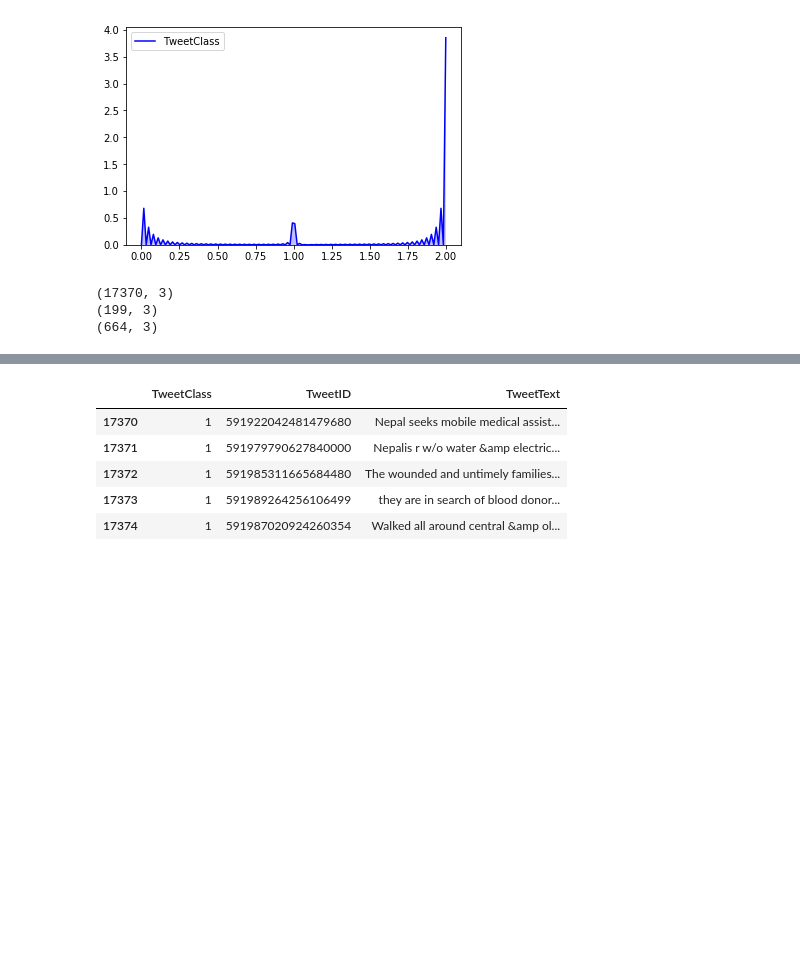
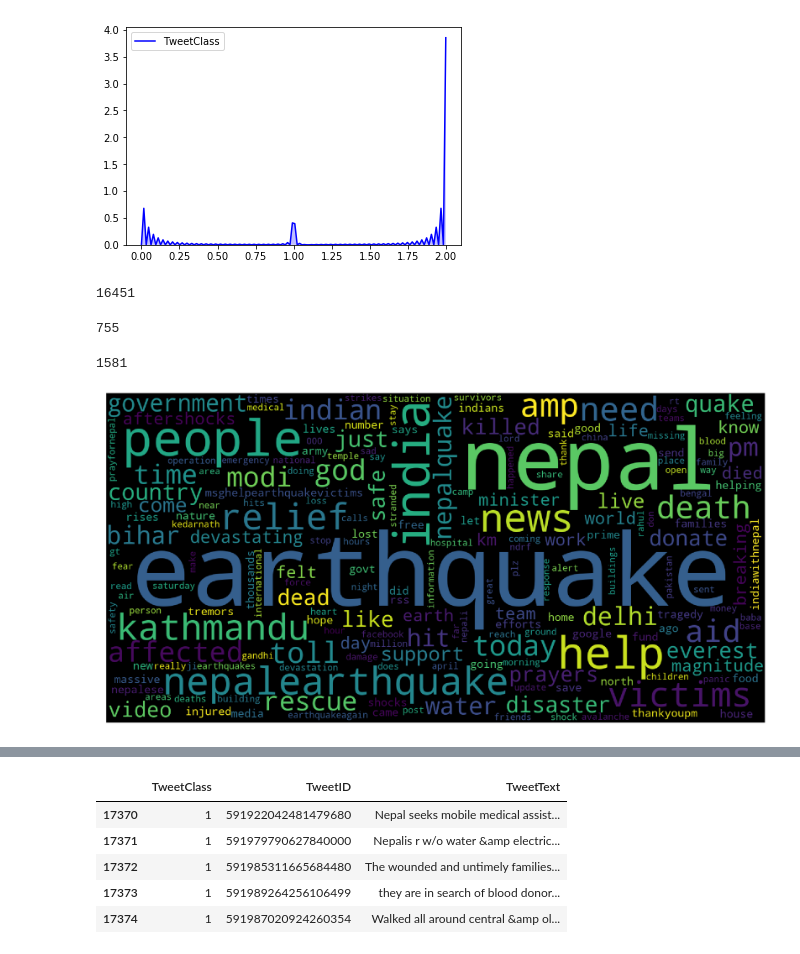
Before and after one commit to kavyakapoor0810/Twitter-Classification-Of-Nepal-Earthquacks, a Jupyter notebook: nepal.ipynb, the cells around one changed output, grey strips where cells are left out. Drawn from its saved outputs; the diff is of its cells as text; code cells hidden in the pictures; blank space fills up the shorter version.

```diff
--- a/nepal.ipynb
+++ b/nepal.ipynb
@@ -150,14 +122,34 @@ sns.kdeplot(data = data.TweetClass , color = 'blue' , shade = True , kernel = 'g
 # %% [output]
 <matplotlib.axes._subplots.AxesSubplot at 0x...>
 [figure]
-# %%
-irrelevant_data=data[data['TweetClass']==0]
-need_data=data[data['TweetClass']==1]
-available_data=data[data['TweetClass']==2]
-print(irrelevant_data.shape)
-print(need_data.shape)
-print(available_data.shape)
-# %% [output]
-(17370, 3)
-(199, 3)
-(664, 3)
+# %%
+from sklearn.feature_extraction.text import CountVectorizer
+
+#Transform irrelavant tweets from text to DTM
+irrelevant_vect=CountVectorizer(stop_words='english')
+need_vect=CountVectorizer(stop_words='english')
+available_vect=CountVectorizer(stop_words='english')
+irrelevant_dtm=irrelevant_vect.fit_transform(irrelevant_data['TweetText'].values.astype('U'))
+need_dtm=need_vect.fit_transform(need_data['TweetText'].values.astype('U'))
+available_dtm=available_vect.fit_transform(available_data['TweetText'].values.astype('U'))
+# %%
+irrelevant_word=irrelevant_vect.get_feature_names()
+irrelevant_freqs=irrelevant_dtm.sum(axis=0).A1
+irrelevant_result=dict(zip(irrelevant_word,irrelevant_freqs))
+print(len(irrelevant_word))
+# %% [output]
+16451
+# %%
+need_word=need_vect.get_feature_names()
+need_freqs=need_dtm.sum(axis=0).A1
+need_result=dict(zip(need_word,need_freqs))
+print(len(need_word))
+# %% [output]
+755
+# %%
+available_word=available_vect.get_feature_names()
+available_freqs=available_dtm.sum(axis=0).A1
+available_result=dict(zip(available_word,available_freqs))
+print(len(available_word))
+# %% [output]
+1581
@@ -163,0 +158,13 @@ print(available_data.shape)
+# %%
+#Generating wordcloud of irrelavant tweet words
+wordcloud=WordCloud(background_color='black',
+                   width=1600,
+                   height=800).generate_from_frequencies(irrelevant_result)
+fig=plt.figure(figsize=(30,20))
+plt.imshow(wordcloud)
+plt.axis("off")
+plt.tight_layout(pad=0)
+fig.savefig("irrelevant_wordcloud.png")
+plt.show()
+# %% [output]
+[figure, added]
```
Also changed, not shown: parts of 120 cells of this notebook, 3 other files.
